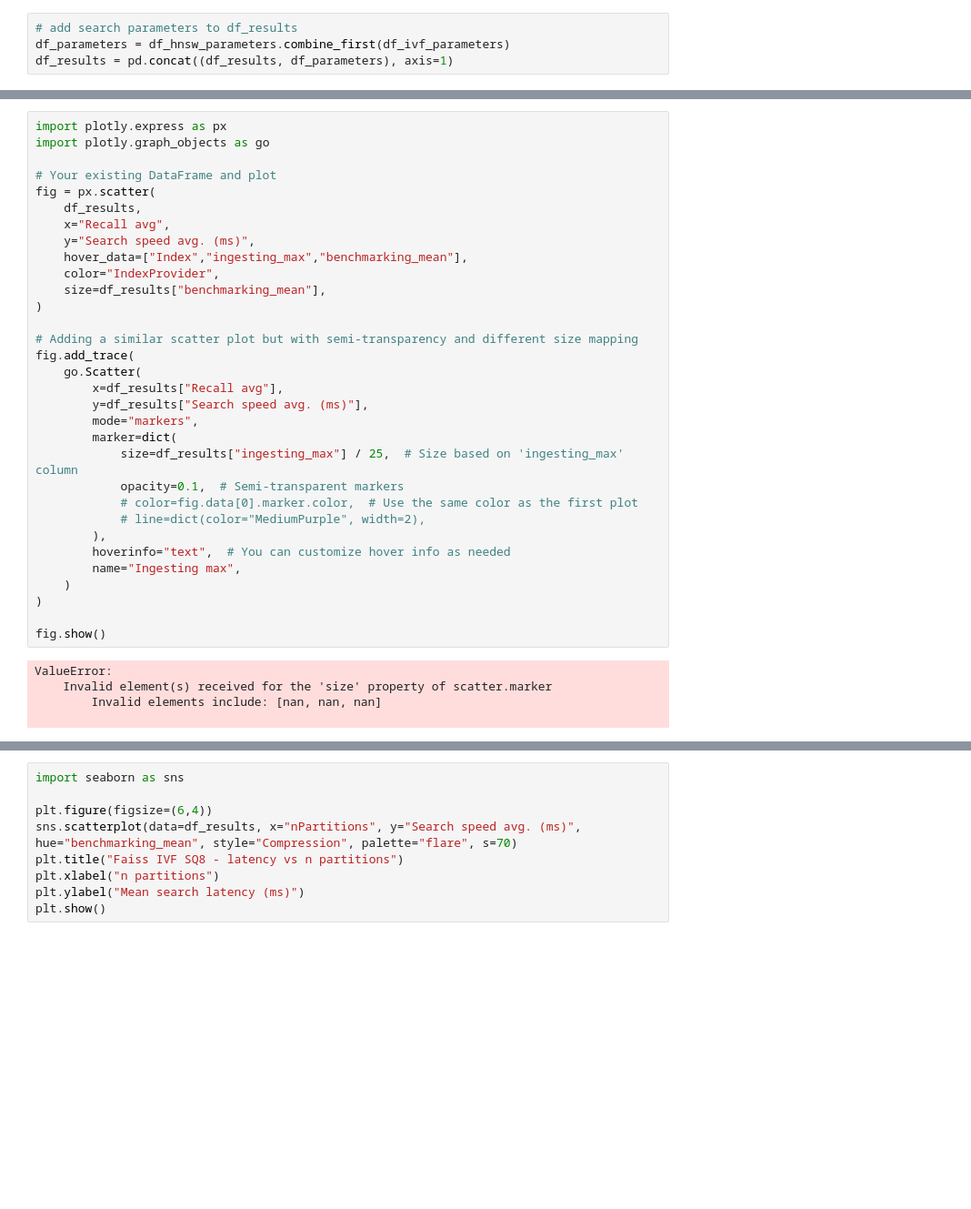
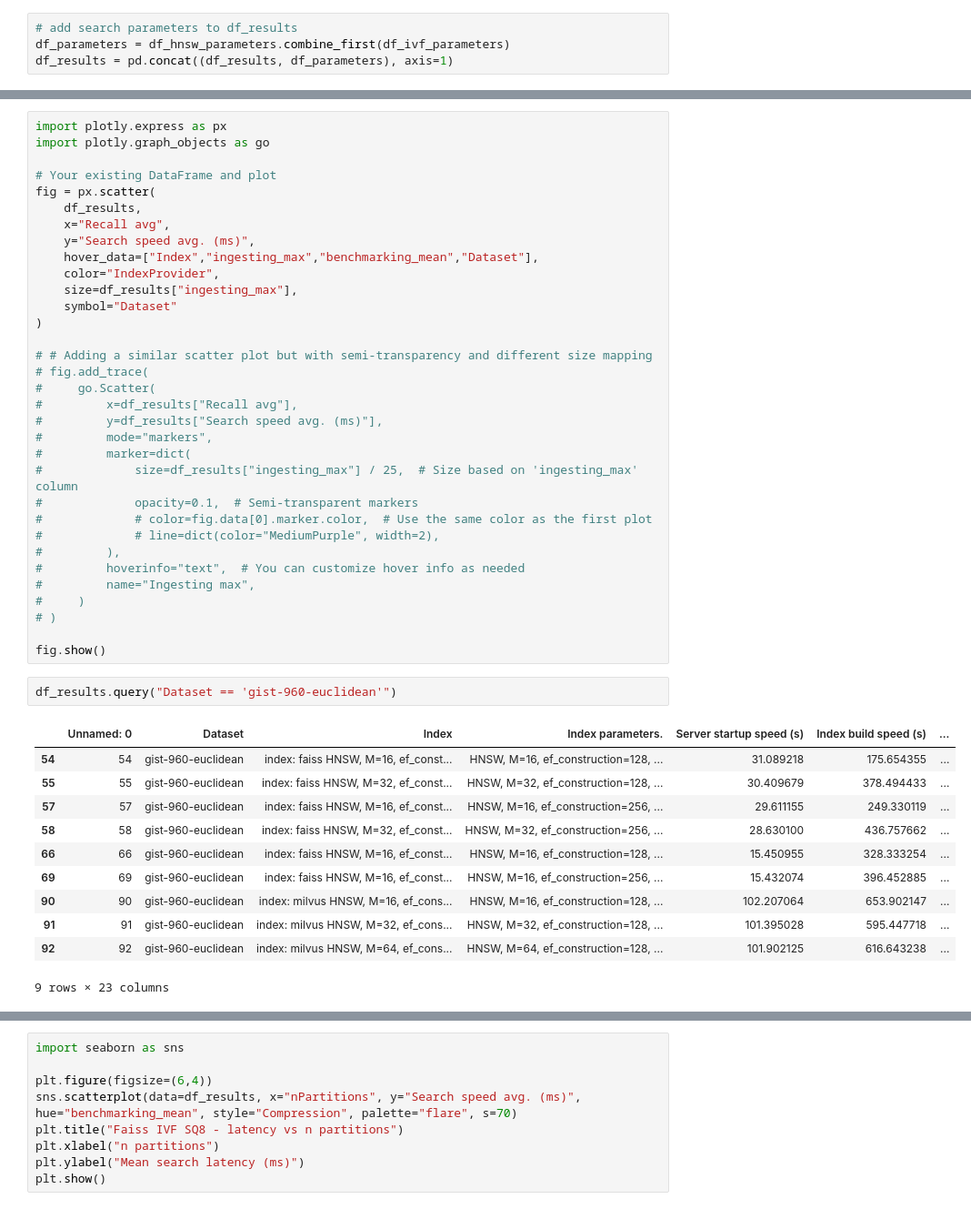
Before and after one commit to ExplodedViewMelon/vod, a Jupyter notebook: src/vod_benchmarking/analyse_results.ipynb, the cells around one changed output, grey strips where cells are left out. Shown: that part at 91% size. Cells and saved outputs as stored; diff of their text form; blank space fills up the shorter version.

```diff
--- a/src/vod_benchmarking/analyse_results.ipynb
+++ b/src/vod_benchmarking/analyse_results.ipynb
@@ -64,34 +90,44 @@ fig = px.scatter(
     df_results,
     x="Recall avg",
     y="Search speed avg. (ms)",
-    hover_data=["Index","ingesting_max","benchmarking_mean"],
+    hover_data=["Index","ingesting_max","benchmarking_mean","Dataset"],
     color="IndexProvider",
-    size=df_results["benchmarking_mean"],
+    size=df_results["ingesting_max"],
+    symbol="Dataset"
 )
 
-# Adding a similar scatter plot but with semi-transparency and different size mapping
-fig.add_trace(
-    go.Scatter(
-        x=df_results["Recall avg"],
-        y=df_results["Search speed avg. (ms)"],
-        mode="markers",
-        marker=dict(
-            size=df_results["ingesting_max"] / 25,  # Size based on 'ingesting_max' column
-            opacity=0.1,  # Semi-transparent markers
-            # color=fig.data[0].marker.color,  # Use the same color as the first plot
-            # line=dict(color="MediumPurple", width=2),
-        ),
-        hoverinfo="text",  # You can customize hover info as needed
-        name="Ingesting max",
-    )
-)
+# # Adding a similar scatter plot but with semi-transparency and different size mapping
+# fig.add_trace(
+#     go.Scatter(
+#         x=df_results["Recall avg"],
+#         y=df_results["Search speed avg. (ms)"],
+#         mode="markers",
+#         marker=dict(
+#             size=df_results["ingesting_max"] / 25,  # Size based on 'ingesting_max' column
+#             opacity=0.1,  # Semi-transparent markers
+#             # color=fig.data[0].marker.color,  # Use the same color as the first plot
+#             # line=dict(color="MediumPurple", width=2),
+#         ),
+#         hoverinfo="text",  # You can customize hover info as needed
+#         name="Ingesting max",
+#     )
+# )
 
 fig.show()
-# %% [output]
-ValueError:
-    Invalid element(s) received for the 'size' property of scatter.marker
-        Invalid elements include: [nan, nan, nan]
-
+# %%
+df_results.query("Dataset == 'gist-960-euclidean'")
+# %% [output]
+|  | Unnamed: 0 | Dataset | Index | Index parameters. | Server startup speed (s) | Index build speed (s) | ... |
+| 54 | 54 | gist-960-euclidean | index: faiss HNSW, M=16, ef_const... | HNSW, M=16, ef_construction=128, ... | 31.089218 | 175.654355 | ... |
+| 55 | 55 | gist-960-euclidean | index: faiss HNSW, M=32, ef_const... | HNSW, M=32, ef_construction=128, ... | 30.409679 | 378.494433 | ... |
+| 57 | 57 | gist-960-euclidean | index: faiss HNSW, M=16, ef_const... | HNSW, M=16, ef_construction=256, ... | 29.611155 | 249.330119 | ... |
+| 58 | 58 | gist-960-euclidean | index: faiss HNSW, M=32, ef_const... | HNSW, M=32, ef_construction=256, ... | 28.630100 | 436.757662 | ... |
+| 66 | 66 | gist-960-euclidean | index: faiss HNSW, M=16, ef_const... | HNSW, M=16, ef_construction=128, ... | 15.450955 | 328.333254 | ... |
+| 69 | 69 | gist-960-euclidean | index: faiss HNSW, M=16, ef_const... | HNSW, M=16, ef_construction=256, ... | 15.432074 | 396.452885 | ... |
+| 90 | 90 | gist-960-euclidean | index: milvus HNSW, M=16, ef_cons... | HNSW, M=16, ef_construction=128, ... | 102.207064 | 653.902147 | ... |
+| 91 | 91 | gist-960-euclidean | index: milvus HNSW, M=32, ef_cons... | HNSW, M=32, ef_construction=128, ... | 101.395028 | 595.447718 | ... |
+| 92 | 92 | gist-960-euclidean | index: milvus HNSW, M=64, ef_cons... | HNSW, M=64, ef_construction=128, ... | 101.902125 | 616.643238 | ... |
+9 rows × 23 columns
 # %%
 df_plot = df_results.query("Compression == 'SQ8'")
 plt.scatter(df_plot.nPartitions, df_plot["Search speed avg. (ms)"]/10, label="SQ8", c="red")
```
Also changed, not shown: parts of 6 cells of this notebook, 3 other files.
